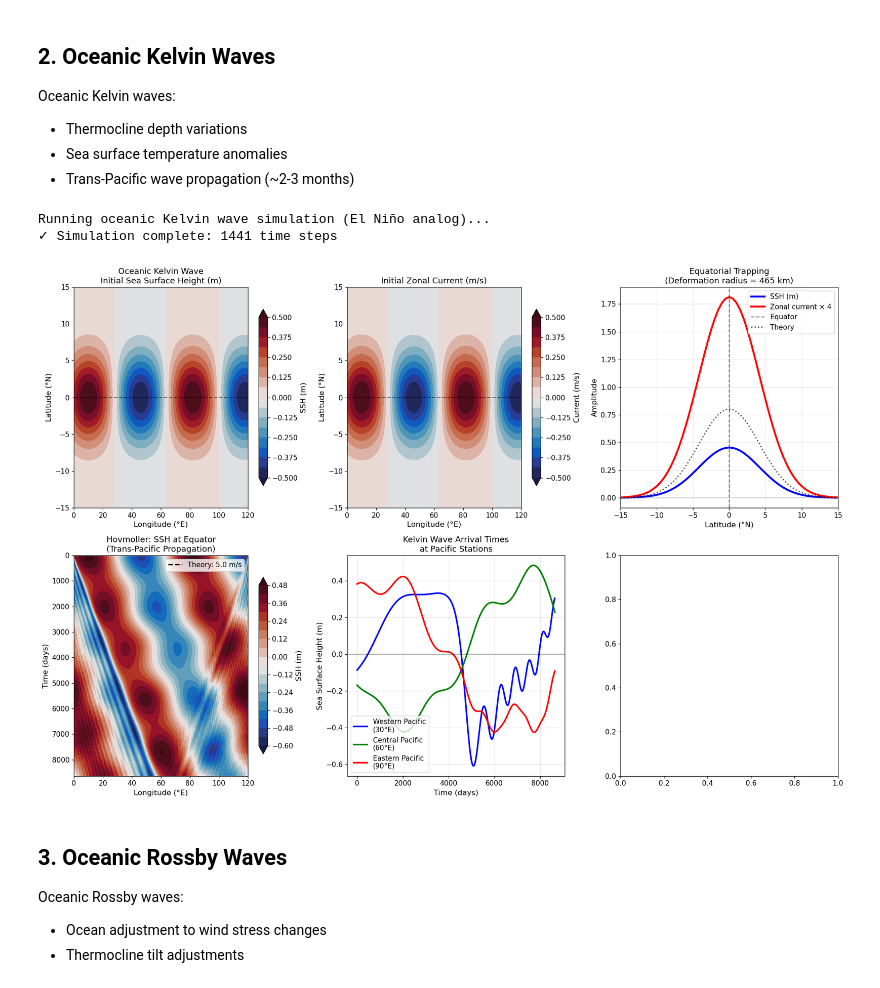
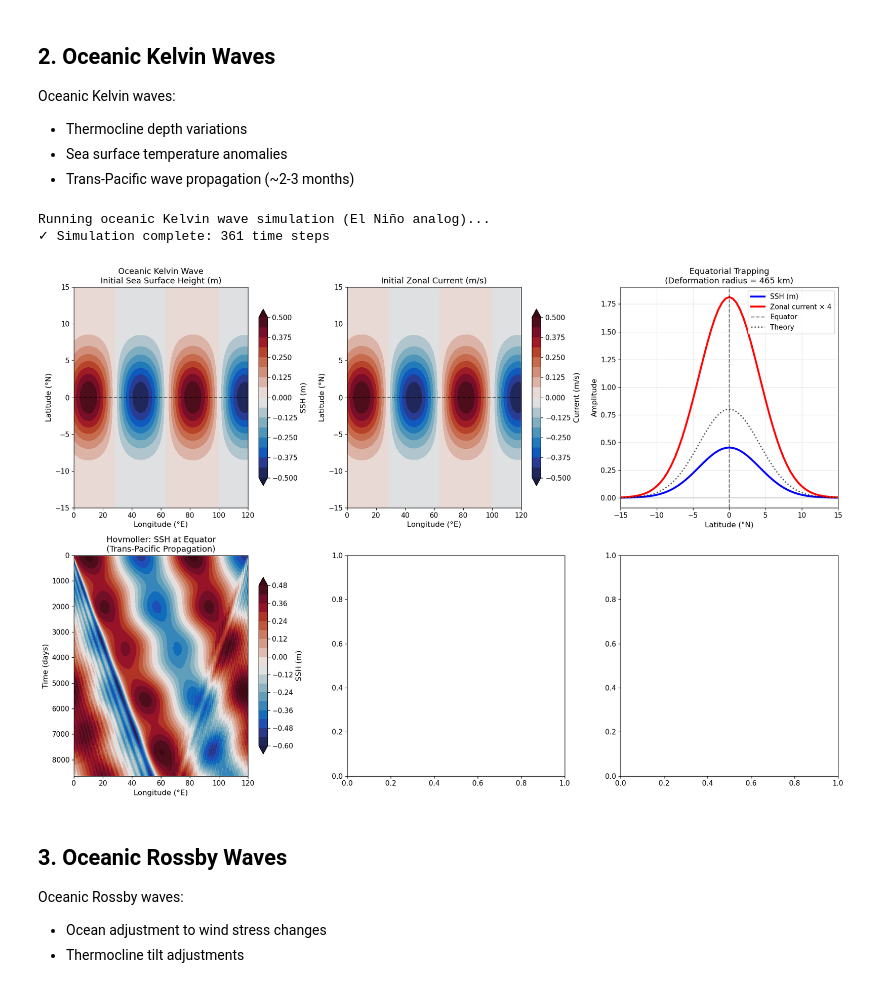
Before and after one commit to eldavenport/matsuno-model, a Jupyter notebook: oceanic_waves_demo.ipynb, the cells around one changed output. Drawn from its saved outputs; the diff is of its cells as text; code cells hidden in the pictures.

```diff
--- a/oceanic_waves_demo.ipynb
+++ b/oceanic_waves_demo.ipynb
@@ -40,9 +52,9 @@ Set up the model with parameters appropriate for oceanic baroclinic modes.
 # %%
 # Create oceanic model - first baroclinic mode
 ocean_model = create_matsuno_model(
-    equivalent_depth=2.5,   # 2.5 m - typical for oceanic first baroclinic mode
-    dt_minutes=15.0,        # 15 minute time step (slower ocean dynamics)
-    nt=1440                 # 15 days simulation (360 hours)
+    equivalent_depth=2.5,   # 2.5 m - first baroclinic mode
+    dt_minutes=60.0,        # 1 hour time step
+    nt=24*15                # 15 days simulation
 )
 
 print("=== OCEANIC EQUATORIAL WAVE MODEL ===")
@@ -154,61 +166,35 @@ axes[0,2].grid(True, alpha=0.3)
 axes[0,2].set_xlim(-15, 15)
 
 # Add theoretical trapping scale
 lat_theory = np.linspace(-15, 15, 100)
 y_theory = lat_theory * np.pi/180 * ocean_model.config.earth_radius
 trapping_theory = 0.8 * np.exp(-0.5 * (y_theory / ocean_model.L_eq)**2)
 axes[0,2].plot(lat_theory, trapping_theory, 'k:', linewidth=2, alpha=0.7, label='Theory')
 axes[0,2].legend()
 
 # Hovmoller diagram - Trans-Pacific propagation
 eta_eq = ocean_kelvin_ds.eta[:, eq_idx, :]
 X, T = np.meshgrid(ocean_kelvin_ds.lon, time_days)
 im3 = axes[1,0].contourf(X, T, eta_eq, levels=21, cmap=ocean_cmap, extend='both')
 axes[1,0].set_xlabel('Longitude (°E)')
 axes[1,0].set_ylabel('Time (days)')
 axes[1,0].set_title('Hovmoller: SSH at Equator\n(Trans-Pacific Propagation)')
 cbar3 = plt.colorbar(im3, ax=axes[1,0], shrink=0.8)
 cbar3.set_label('SSH (m)')
 
 # Add theoretical speed line
 speed_deg_per_day = ocean_model.c * 180 / (np.pi * ocean_model.config.earth_radius) * 86400
 time_line = np.linspace(0, time_days[-1].values, 100)
 lon_theory = 10 + speed_deg_per_day * time_line
 valid_idx = (lon_theory >= ocean_model.config.lon_min) & (lon_theory <= ocean_model.config.lon_max)
-axes[1,0].plot(lon_theory[valid_idx], time_line[valid_idx], 'k--', linewidth=2,
-              label=f'Theory: {ocean_model.c:.1f} m/s')
-axes[1,0].legend(loc='upper right')
 axes[1,0].invert_yaxis()
-
-# Time series at key Pacific locations
-pacific_locations = [
-    (30, 'Western Pacific', 'blue'),
-    (60, 'Central Pacific', 'green'),
-    (90, 'Eastern Pacific', 'red')
-]
-
-for lon_val, region, color in pacific_locations:
-    lon_idx = int((lon_val - ocean_model.config.lon_min) /
-                  (ocean_model.config.lon_max - ocean_model.config.lon_min) *
-                  (ocean_model.config.nlon - 1))
-    if 0 <= lon_idx < len(ocean_model.lon):
-        eta_series = ocean_kelvin_ds.eta[:, eq_idx, lon_idx]
-        axes[1,1].plot(time_days, eta_series, linewidth=2.5, color=color,
-                      label=f'{region}\n({lon_val}°E)')
-
-axes[1,1].set_xlabel('Time (days)')
-axes[1,1].set_ylabel('Sea Surface Height (m)')
-axes[1,1].set_title('Kelvin Wave Arrival Times\nat Pacific Stations')
-axes[1,1].legend()
-axes[1,1].grid(True, alpha=0.3)
-axes[1,1].axhline(0, color='k', linestyle='-', alpha=0.3)
 
 plt.tight_layout()
 plt.show()
 # %% [output]
 Running oceanic Kelvin wave simulation (El Niño analog)...
-✓ Simulation complete: 1441 time steps
+✓ Simulation complete: 361 time steps
-[figure, old version]
+[figure, new version]
 # %% [markdown]
 ## 3. Oceanic Rossby Waves
 
```
Also changed, not shown: parts of 2 cells of this notebook, 3 other files.
